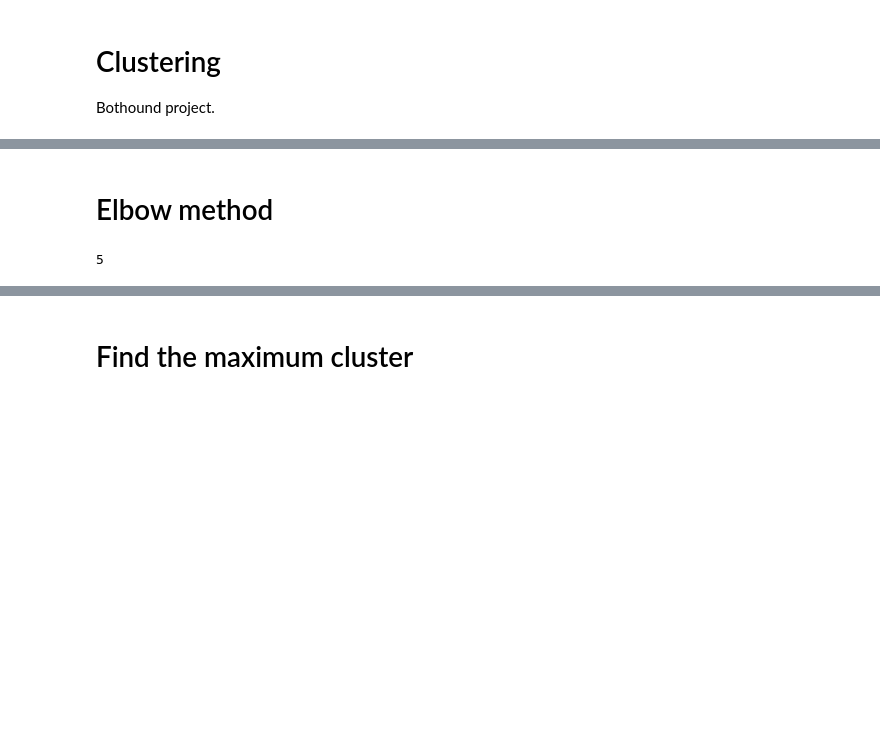
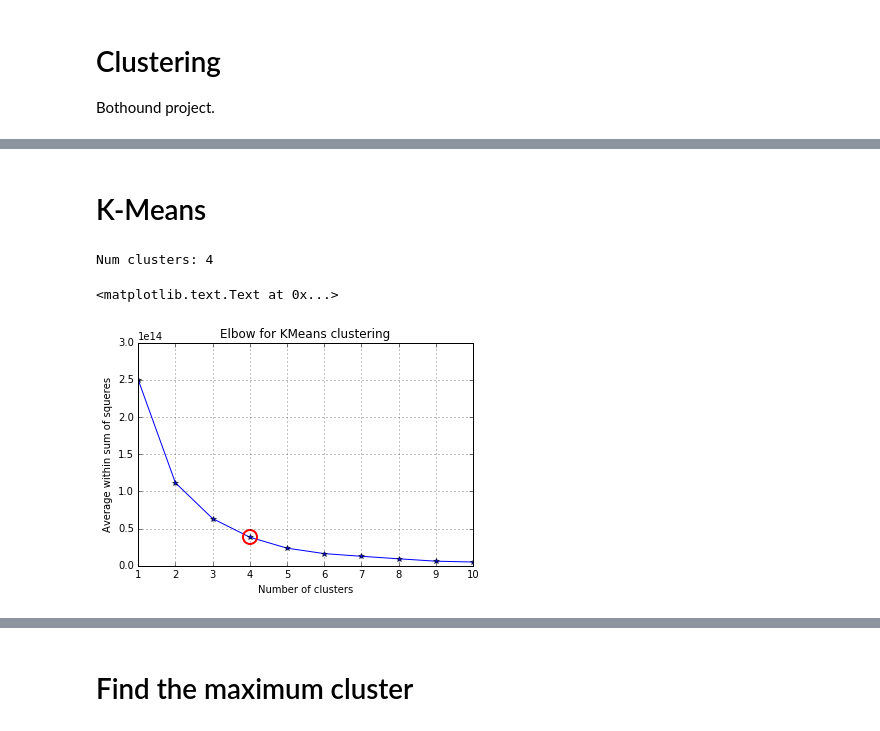
Before and after one commit to equalitie/BotHound, a Jupyter notebook: ipython/Clustering.ipynb, the cells around one changed output, grey strips where cells are left out. Saved outputs shown, nothing was run; the diff lists cells and outputs as text; code cells hidden in the pictures; blank space fills up the shorter version.

```diff
--- a/ipython/Clustering.ipynb
+++ b/ipython/Clustering.ipynb
@@ -32 +68,10 @@ X = np.array(empty_list)
+# %%
+values = []
+for s in sessions:
+    row = []
+    for f in features:
+        row.append(s[f])
+    values.append(row)
+
+X = np.array(values)
 # %% [markdown]
@@ -39,4 +79,7 @@ from scipy.signal import argrelextrema
 # %%
 # perform PCA dimensionality reduction
-#pca = RandomizedPCA(n_components=2).fit(data['data'])
-#X = pca.transform(data['data'])
+pca = sklearn.decomposition.RandomizedPCA(n_components=5).fit(X)
+X = pca.transform(X)
+
+#totss = sum(pdist(X)**2)/X.shape[0]       # The total sum of squares
+#print "totl ss", totss
@@ -46,6 +86,9 @@ from scipy.signal import argrelextrema
-# %% [markdown]
-# Elbow method
+# %% [markdown]
+# K-Means
 # %%
+import sklearn
+from sklearn.cluster import KMeans
+
 def get_best_clustering_model(X, max_number_of_clusters):
     cost = []
     KK = range(1,max_number_of_clusters+1)
@@ -60,30 +103,65 @@ def get_best_clustering_model(X, max_number_of_clusters):
         #distances = cdist(X, centroids, 'euclidean')
         #cIdx = np.argmin(distances,axis=1)
         #dist = np.min(distances,axis=1)
         #tot_withinss = sum(dist**2)  # Total within-cluster sum of squares
 
         #cost.append(tot_withinss / X.shape[0])
         cost.append(km.inertia_)
 
     # calculate first derivative
     derivative1 = [cost[i+1]-cost[i] for i in range(len(cost)-1)]
     #print derivative1
 
     # calculate second derivative
     derivative2 = [derivative1[i+1]-derivative1[i] for i in range(len(derivative1)-1)]
     #print derivative2
 
     max2 = argrelextrema(np.argsort(derivative2), np.less)
     num_clusters = 4
     if(len(max2[0]) > 0):
         num_clusters = max2[0][0] + 3
     else:
         # calculate third derivative
         derivative3 = [derivative2[i+1]-derivative2[i] for i in range(len(derivative2)-1)]
         #print derivative3
 
         max3 = argrelextrema(np.argsort(derivative3), np.greater)
         if(len(max3[0]) > 0):
             num_clusters = max3[0][0] + 4
 
     return kms[num_clusters-1], cost
+
+max_number_of_clusters = 10
+model,cost = get_best_clustering_model(X, max_number_of_clusters)
+
+labels = model.predict(X)
+
+num_clusters = model.n_clusters
+print "Num clusters:", num_clusters
+
+%matplotlib inline
+from matplotlib import pyplot as plt
+from matplotlib import cm
+
+KK = range(1,max_number_of_clusters+1)
+
+# elbow curve
+kIdx = num_clusters
+clr = cm.spectral( np.linspace(0,1,10) ).tolist()
+mrk = 'os^p<dvh8>+x.'
+
+fig = plt.figure()
+ax = fig.add_subplot(111)
+ax.plot(KK, cost, 'b*-')
+ax.plot(num_clusters, cost[num_clusters-1], marker='o', markersize=14,
+    markeredgewidth=2, markeredgecolor='r', markerfacecolor='None')
+#ax.set_ylim((0,100))
+plt.grid(True)
+plt.xlabel('Number of clusters')
+#plt.ylabel('Percentage of variance explained (%)')
+plt.ylabel('Average within sum of squeres')
+plt.title('Elbow for KMeans clustering')
+# %% [output]
+Num clusters: 4
+<matplotlib.text.Text at 0x...>
+[figure, added]
@@ -93,5 +167,0 @@ model,cost = get_best_clustering_model(X, max_number_of_clusters)
-# %%
-num_clusters = model.n_clusters
-print num_clusters
-# %% [output]
-5
```
Also changed, not shown: parts of 21 cells of this notebook, 3 other files.
